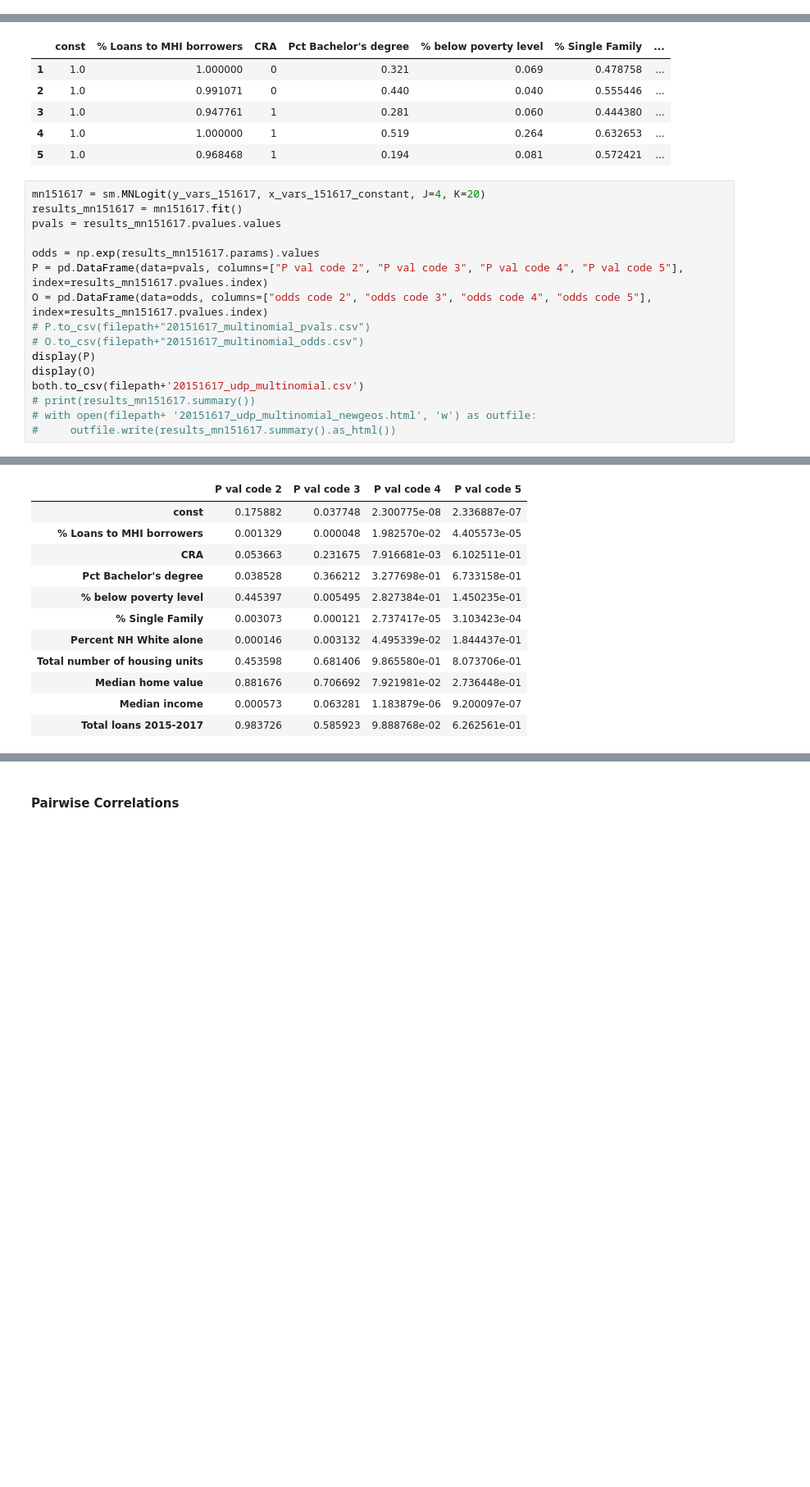
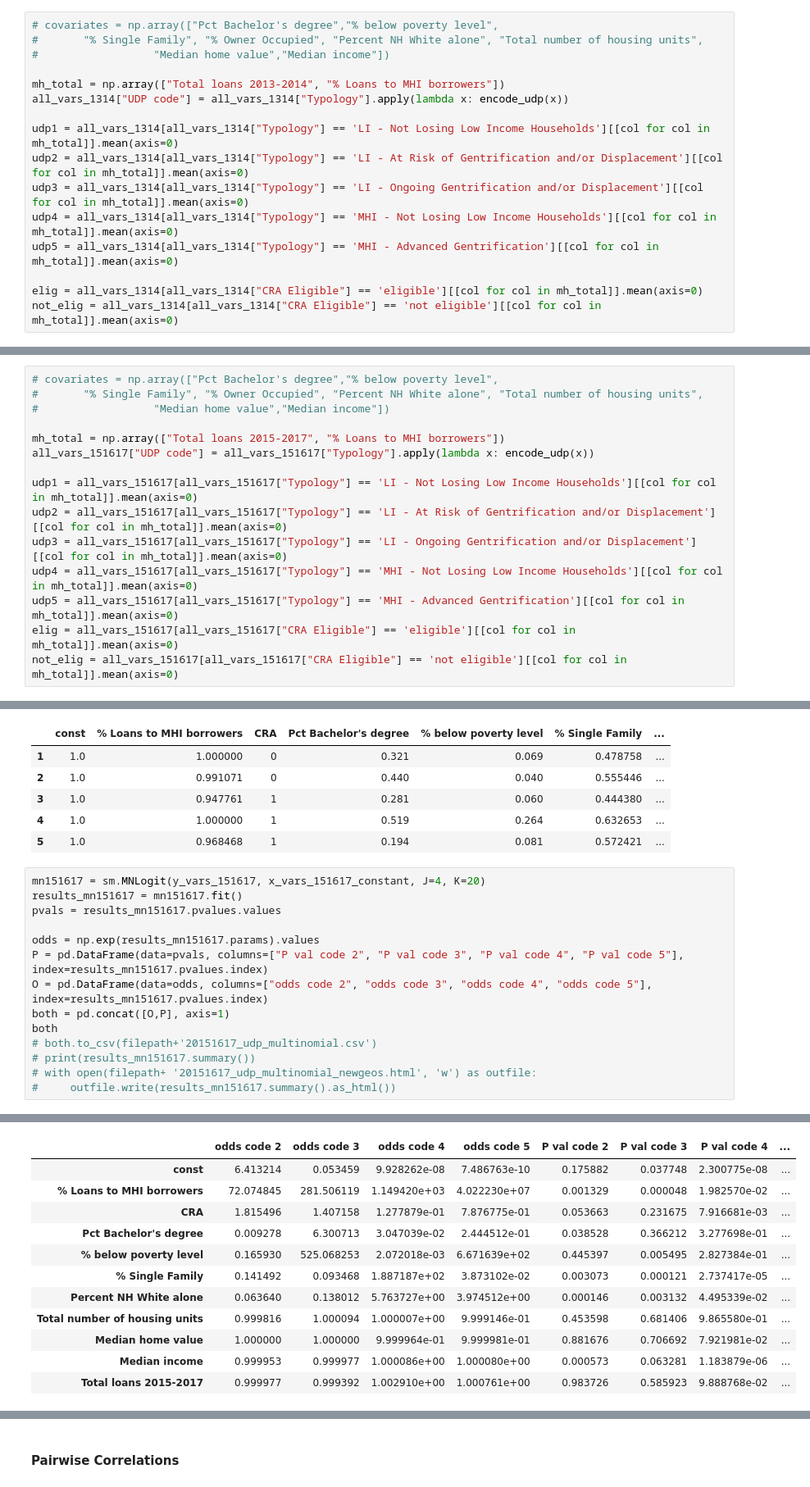
Before and after one commit to abaum1/communityreinvestmentact, a Jupyter notebook: scripts/UDP Multinomial Logistic Regression models.ipynb, the cells around one changed output, grey strips where cells are left out. Shown at 82% size. Saved outputs shown, nothing was run; the diff lists cells and outputs as text; blank space fills up the shorter version.

```diff
--- a/scripts/UDP Multinomial Logistic Regression models.ipynb
+++ b/scripts/UDP Multinomial Logistic Regression models.ipynb
@@ -99,0 +166,16 @@ Optimization terminated successfully.
+# %%
+# covariates = np.array(["Pct Bachelor's degree","% below poverty level",
+#       "% Single Family", "% Owner Occupied", "Percent NH White alone", "Total number of housing units",
+#                  "Median home value","Median income"])
+
+mh_total = np.array(["Total loans 2013-2014", "% Loans to MHI borrowers"])
+all_vars_1314["UDP code"] = all_vars_1314["Typology"].apply(lambda x: encode_udp(x))
+
+udp1 = all_vars_1314[all_vars_1314["Typology"] == 'LI - Not Losing Low Income Households'][[col for col in mh_total]].mean(axis=0)
+udp2 = all_vars_1314[all_vars_1314["Typology"] == 'LI - At Risk of Gentrification and/or Displacement'][[col for col in mh_total]].mean(axis=0)
+udp3 = all_vars_1314[all_vars_1314["Typology"] == 'LI - Ongoing Gentrification and/or Displacement'][[col for col in mh_total]].mean(axis=0)
+udp4 = all_vars_1314[all_vars_1314["Typology"] == 'MHI - Not Losing Low Income Households'][[col for col in mh_total]].mean(axis=0)
+udp5 = all_vars_1314[all_vars_1314["Typology"] == 'MHI - Advanced Gentrification'][[col for col in mh_total]].mean(axis=0)
+
+elig = all_vars_1314[all_vars_1314["CRA Eligible"] == 'eligible'][[col for col in mh_total]].mean(axis=0)
+not_elig = all_vars_1314[all_vars_1314["CRA Eligible"] == 'not eligible'][[col for col in mh_total]].mean(axis=0)
@@ -99,0 +190,15 @@ Optimization terminated successfully.
+# %%
+# covariates = np.array(["Pct Bachelor's degree","% below poverty level",
+#       "% Single Family", "% Owner Occupied", "Percent NH White alone", "Total number of housing units",
+#                  "Median home value","Median income"])
+
+mh_total = np.array(["Total loans 2015-2017", "% Loans to MHI borrowers"])
+all_vars_151617["UDP code"] = all_vars_151617["Typology"].apply(lambda x: encode_udp(x))
+
+udp1 = all_vars_151617[all_vars_151617["Typology"] == 'LI - Not Losing Low Income Households'][[col for col in mh_total]].mean(axis=0)
+udp2 = all_vars_151617[all_vars_151617["Typology"] == 'LI - At Risk of Gentrification and/or Displacement'][[col for col in mh_total]].mean(axis=0)
+udp3 = all_vars_151617[all_vars_151617["Typology"] == 'LI - Ongoing Gentrification and/or Displacement'][[col for col in mh_total]].mean(axis=0)
+udp4 = all_vars_151617[all_vars_151617["Typology"] == 'MHI - Not Losing Low Income Households'][[col for col in mh_total]].mean(axis=0)
+udp5 = all_vars_151617[all_vars_151617["Typology"] == 'MHI - Advanced Gentrification'][[col for col in mh_total]].mean(axis=0)
+elig = all_vars_151617[all_vars_151617["CRA Eligible"] == 'eligible'][[col for col in mh_total]].mean(axis=0)
+not_elig = all_vars_151617[all_vars_151617["CRA Eligible"] == 'not eligible'][[col for col in mh_total]].mean(axis=0)
@@ -181,32 +283,30 @@ x_vars_151617_constant.head()
 # %%
 mn151617 = sm.MNLogit(y_vars_151617, x_vars_151617_constant, J=4, K=20)
 results_mn151617 = mn151617.fit()
 pvals = results_mn151617.pvalues.values
 
 odds = np.exp(results_mn151617.params).values
 P = pd.DataFrame(data=pvals, columns=["P val code 2", "P val code 3", "P val code 4", "P val code 5"], index=results_mn151617.pvalues.index)
 O = pd.DataFrame(data=odds, columns=["odds code 2", "odds code 3", "odds code 4", "odds code 5"], index=results_mn151617.pvalues.index)
-# P.to_csv(filepath+"20151617_multinomial_pvals.csv")
-# O.to_csv(filepath+"20151617_multinomial_odds.csv")
-display(P)
-display(O)
-both.to_csv(filepath+'20151617_udp_multinomial.csv')
+both = pd.concat([O,P], axis=1)
+both
+# both.to_csv(filepath+'20151617_udp_multinomial.csv')
 # print(results_mn151617.summary())
 # with open(filepath+ '20151617_udp_multinomial_newgeos.html', 'w') as outfile:
 #     outfile.write(results_mn151617.summary().as_html())
 # %% [output]
 Optimization terminated successfully.
          Current function value: 1.029501
          Iterations 9
-|  | P val code 2 | P val code 3 | P val code 4 | P val code 5 |
-| const | 0.175882 | 0.037748 | 2.300775e-08 | 2.336887e-07 |
-| % Loans to MHI borrowers | 0.001329 | 0.000048 | 1.982570e-02 | 4.405573e-05 |
-| CRA | 0.053663 | 0.231675 | 7.916681e-03 | 6.102511e-01 |
-| Pct Bachelor's degree | 0.038528 | 0.366212 | 3.277698e-01 | 6.733158e-01 |
-| % below poverty level | 0.445397 | 0.005495 | 2.827384e-01 | 1.450235e-01 |
-| % Single Family | 0.003073 | 0.000121 | 2.737417e-05 | 3.103423e-04 |
-| Percent NH White alone | 0.000146 | 0.003132 | 4.495339e-02 | 1.844437e-01 |
-| Total number of housing units | 0.453598 | 0.681406 | 9.865580e-01 | 8.073706e-01 |
-| Median home value | 0.881676 | 0.706692 | 7.921981e-02 | 2.736448e-01 |
-| Median income | 0.000573 | 0.063281 | 1.183879e-06 | 9.200097e-07 |
-| Total loans 2015-2017 | 0.983726 | 0.585923 | 9.888768e-02 | 6.262561e-01 |
+|  | odds code 2 | odds code 3 | odds code 4 | odds code 5 | P val code 2 | P val code 3 | P val code 4 | ... |
+| const | 6.413214 | 0.053459 | 9.928262e-08 | 7.486763e-10 | 0.175882 | 0.037748 | 2.300775e-08 | ... |
+| % Loans to MHI borrowers | 72.074845 | 281.506119 | 1.149420e+03 | 4.022230e+07 | 0.001329 | 0.000048 | 1.982570e-02 | ... |
+| CRA | 1.815496 | 1.407158 | 1.277879e-01 | 7.876775e-01 | 0.053663 | 0.231675 | 7.916681e-03 | ... |
+| Pct Bachelor's degree | 0.009278 | 6.300713 | 3.047039e-02 | 2.444512e-01 | 0.038528 | 0.366212 | 3.277698e-01 | ... |
+| % below poverty level | 0.165930 | 525.068253 | 2.072018e-03 | 6.671639e+02 | 0.445397 | 0.005495 | 2.827384e-01 | ... |
+| % Single Family | 0.141492 | 0.093468 | 1.887187e+02 | 3.873102e-02 | 0.003073 | 0.000121 | 2.737417e-05 | ... |
+| Percent NH White alone | 0.063640 | 0.138012 | 5.763727e+00 | 3.974512e+00 | 0.000146 | 0.003132 | 4.495339e-02 | ... |
+| Total number of housing units | 0.999816 | 1.000094 | 1.000007e+00 | 9.999146e-01 | 0.453598 | 0.681406 | 9.865580e-01 | ... |
+| Median home value | 1.000000 | 1.000000 | 9.999964e-01 | 9.999981e-01 | 0.881676 | 0.706692 | 7.921981e-02 | ... |
+| Median income | 0.999953 | 0.999977 | 1.000086e+00 | 1.000080e+00 | 0.000573 | 0.063281 | 1.183879e-06 | ... |
+| Total loans 2015-2017 | 0.999977 | 0.999392 | 1.002910e+00 | 1.000761e+00 | 0.983726 | 0.585923 | 9.888768e-02 | ... |
```
Also changed, not shown: parts of 18 cells of this notebook.
